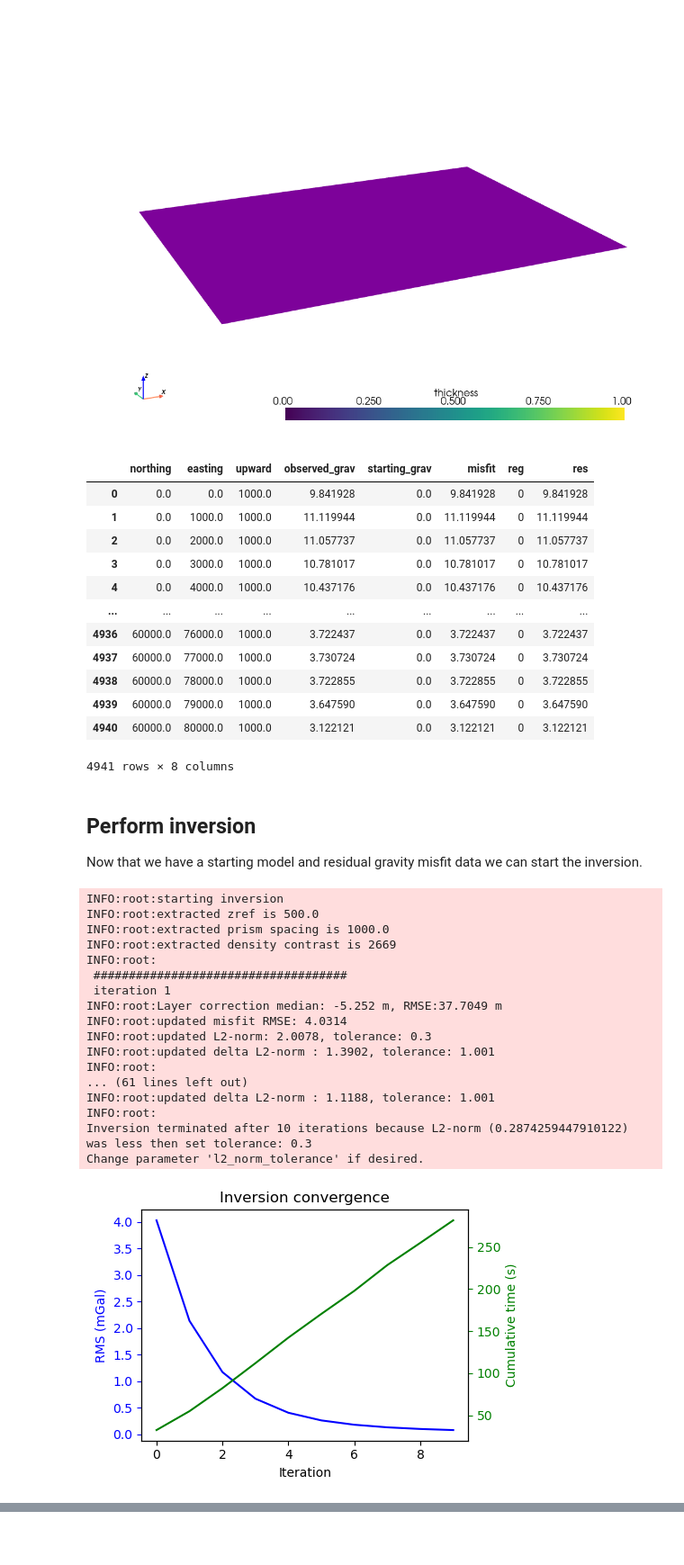
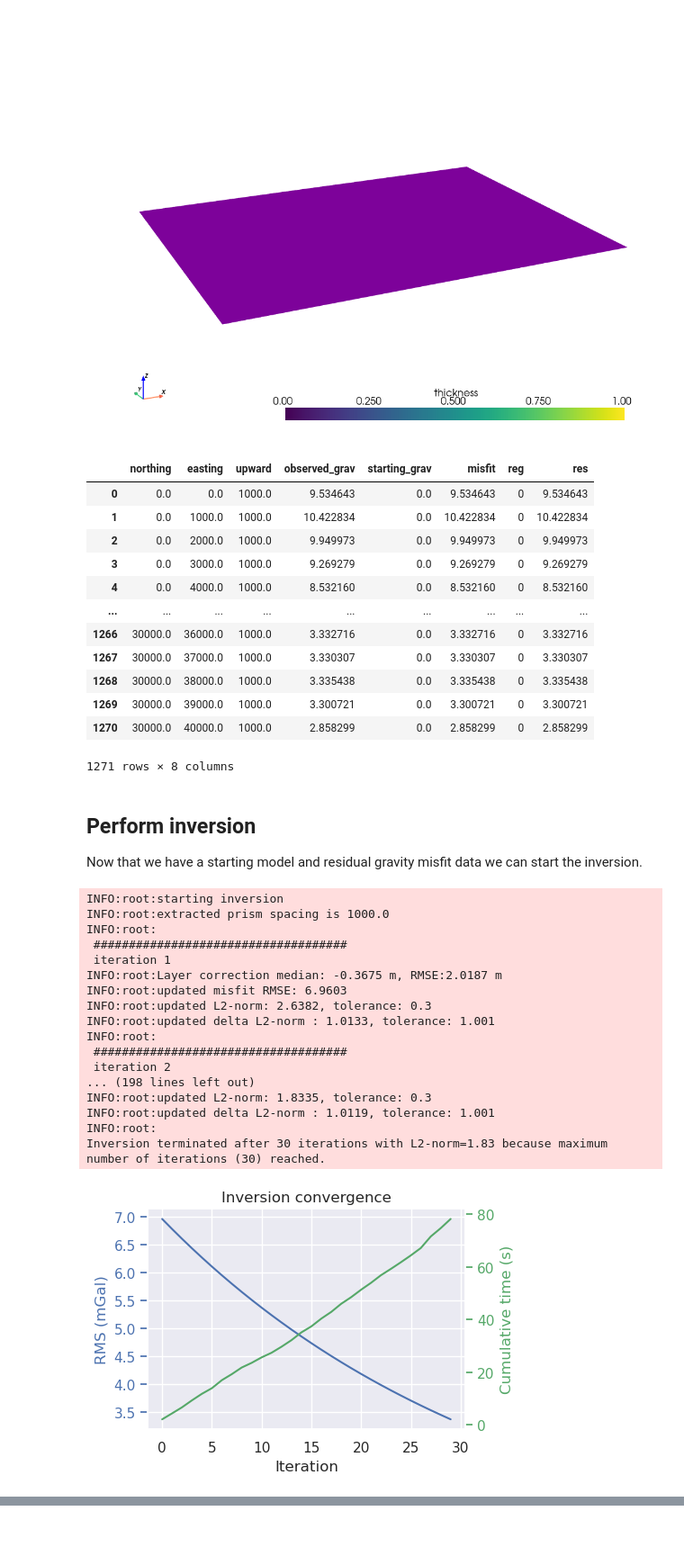
Before and after one commit to mdtanker/invert4geom, a Jupyter notebook: docs/user_guide/simple_inversion.ipynb, the cells around one changed output, grey strips where cells are left out. Shown at 90% size. Drawn from its saved outputs; the diff is of its cells as text; code cells hidden in the pictures.

```diff
--- a/docs/user_guide/simple_inversion.ipynb
+++ b/docs/user_guide/simple_inversion.ipynb
@@ -25,7 +25,7 @@ To run the inversion, we need to have observed gravity data. In this simple exam
 # %%
 # set grid parameters
 spacing = 1000
-region = [0, 80000, 0, 60000]
+region = [0, 40000, 0, 30000]
 
 # create synthetic topography data
 true_topography = synthetic.synthetic_topography_simple(
@@ -147,14 +152,9 @@ Now we need to create a starting model of the topography, calculate it's forward
 # %%
-# create flat topography grid with a constant height of 500 m
-starting_topography = xr.full_like(true_topography, 500)
+# create flat topography grid with a constant height
+starting_topography = xr.full_like(true_topography, zref)
 
-# the density contrast is between rock (~2670 kg/m3) and air (~1 kg/m3)
-density_contrast = 2670 - 1
-
-# prisms are created between 500 m and the height of the topography, which for this
-# starting model is flat at 500 m
-zref = 500
-
+# prisms are created between zref and the height of the topography, which for this
+# starting model is flat.
 # prisms above zref have positive density contrast and prisms below zref have negative
 # density contrast
 density = xr.where(starting_topography >= zref, density_contrast, -density_contrast)
@@ -187,8 +187,8 @@ grav_df["starting_grav"] = starting_prisms.prism_layer.gravity(
     progressbar=True,
 )
 
-# calculate misfit as observed - starting
-grav_df["misfit"] = grav_df["observed_grav"] - grav_df["starting_grav"]
+# gravity of starting model is 0 since its flat, so observed_grav = misfit
+grav_df["misfit"] = grav_df["observed_grav"]
 
 # in many cases, we want to remove a regional signal from the misfit to isolate the
 # residual signal. In this simple case, we assume there is no regional misfit and the
@@ -203,64 +203,66 @@ grav_df["res"] = grav_df.misfit
 grav_df
 # %% [output]
 |  | northing | easting | upward | observed_grav | starting_grav | misfit | reg | res |
-| 0 | 0.0 | 0.0 | 1000.0 | 9.841928 | 0.0 | 9.841928 | 0 | 9.841928 |
-| 1 | 0.0 | 1000.0 | 1000.0 | 11.119944 | 0.0 | 11.119944 | 0 | 11.119944 |
-| 2 | 0.0 | 2000.0 | 1000.0 | 11.057737 | 0.0 | 11.057737 | 0 | 11.057737 |
-| 3 | 0.0 | 3000.0 | 1000.0 | 10.781017 | 0.0 | 10.781017 | 0 | 10.781017 |
-| 4 | 0.0 | 4000.0 | 1000.0 | 10.437176 | 0.0 | 10.437176 | 0 | 10.437176 |
+| 0 | 0.0 | 0.0 | 1000.0 | 9.534643 | 0.0 | 9.534643 | 0 | 9.534643 |
+| 1 | 0.0 | 1000.0 | 1000.0 | 10.422834 | 0.0 | 10.422834 | 0 | 10.422834 |
+| 2 | 0.0 | 2000.0 | 1000.0 | 9.949973 | 0.0 | 9.949973 | 0 | 9.949973 |
+| 3 | 0.0 | 3000.0 | 1000.0 | 9.269279 | 0.0 | 9.269279 | 0 | 9.269279 |
+| 4 | 0.0 | 4000.0 | 1000.0 | 8.532160 | 0.0 | 8.532160 | 0 | 8.532160 |
 | ... | ... | ... | ... | ... | ... | ... | ... | ... |
-| 4936 | 60000.0 | 76000.0 | 1000.0 | 3.722437 | 0.0 | 3.722437 | 0 | 3.722437 |
-| 4937 | 60000.0 | 77000.0 | 1000.0 | 3.730724 | 0.0 | 3.730724 | 0 | 3.730724 |
-| 4938 | 60000.0 | 78000.0 | 1000.0 | 3.722855 | 0.0 | 3.722855 | 0 | 3.722855 |
-| 4939 | 60000.0 | 79000.0 | 1000.0 | 3.647590 | 0.0 | 3.647590 | 0 | 3.647590 |
-| 4940 | 60000.0 | 80000.0 | 1000.0 | 3.122121 | 0.0 | 3.122121 | 0 | 3.122121 |
+| 1266 | 30000.0 | 36000.0 | 1000.0 | 3.332716 | 0.0 | 3.332716 | 0 | 3.332716 |
+| 1267 | 30000.0 | 37000.0 | 1000.0 | 3.330307 | 0.0 | 3.330307 | 0 | 3.330307 |
+| 1268 | 30000.0 | 38000.0 | 1000.0 | 3.335438 | 0.0 | 3.335438 | 0 | 3.335438 |
+| 1269 | 30000.0 | 39000.0 | 1000.0 | 3.300721 | 0.0 | 3.300721 | 0 | 3.300721 |
+| 1270 | 30000.0 | 40000.0 | 1000.0 | 2.858299 | 0.0 | 2.858299 | 0 | 2.858299 |
-4941 rows × 8 columns
+1271 rows × 8 columns
 # %% [markdown]
 ## Perform inversion
 Now that we have a starting model and residual gravity misfit data we can start the inversion.
 # %%
 # set Python's logging level to get information about the inversion\s progress
 logger = logging.getLogger()
 logger.setLevel(logging.INFO)
 
 # run the inversion
 results = inversion.run_inversion(
     input_grav=grav_df,
     input_grav_column="observed_grav",
     prism_layer=starting_prisms,
+    zref=zref,
+    density_contrast=density_contrast,
     # display the convergence of the inversion
     plot_convergence=True,
     # choose the small prism approximation method for calculating the vertical
     # derivative of gravity
     deriv_type="annulus",
-    solver_damping=0.1,
+    solver_damping=0.5,
     # set stopping criteria
-    max_iterations=20,
+    max_iterations=30,
     l2_norm_tolerance=0.3,
     delta_l2_norm_tolerance=1.001,
 )
 
 # collect the results
 topo_results, grav_results, parameters, elapsed_time = results
 # %% [output]
 INFO:root:starting inversion
-INFO:root:extracted zref is 500.0
 INFO:root:extracted prism spacing is 1000.0
-INFO:root:extracted density contrast is 2669
 INFO:root:
  ####################################
  iteration 1
-INFO:root:Layer correction median: -5.252 m, RMSE:37.7049 m
-INFO:root:updated misfit RMSE: 4.0314
-INFO:root:updated L2-norm: 2.0078, tolerance: 0.3
-INFO:root:updated delta L2-norm : 1.3902, tolerance: 1.001
+INFO:root:Layer correction median: -0.3675 m, RMSE:2.0187 m
+INFO:root:updated misfit RMSE: 6.9603
+INFO:root:updated L2-norm: 2.6382, tolerance: 0.3
+INFO:root:updated delta L2-norm : 1.0133, tolerance: 1.001
 INFO:root:
-... (61 lines left out)
-INFO:root:updated delta L2-norm : 1.1188, tolerance: 1.001
+ ####################################
+ iteration 2
+... (198 lines left out)
+INFO:root:updated L2-norm: 1.8335, tolerance: 0.3
+INFO:root:updated delta L2-norm : 1.0119, tolerance: 1.001
 INFO:root:
-Inversion terminated after 10 iterations because L2-norm (0.2874259447910122) was less then set tolerance: 0.3
-Change parameter 'l2_norm_tolerance' if desired.
+Inversion terminated after 30 iterations with L2-norm=1.83 because maximum number of iterations (30) reached.
-[figure, old version]
+[figure, new version]
 # %%
 plotting.plot_inversion_results(
     grav_results,
```
Also changed, not shown: parts of 8 cells of this notebook, 10 other files.
